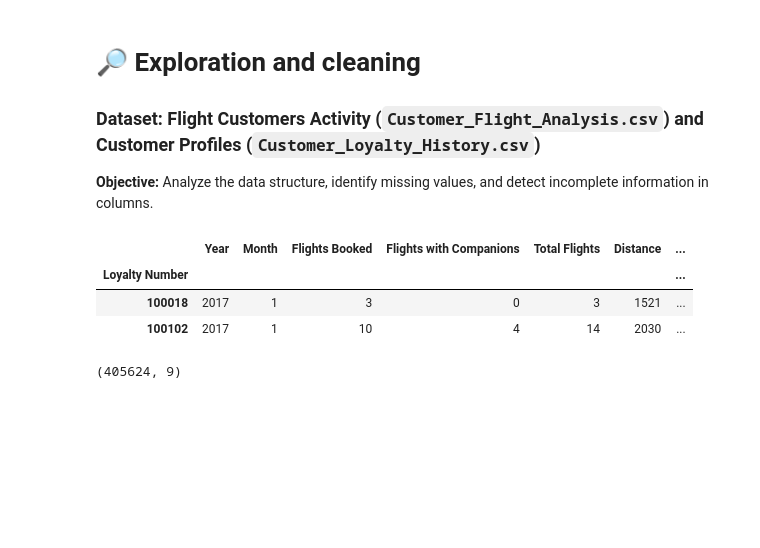
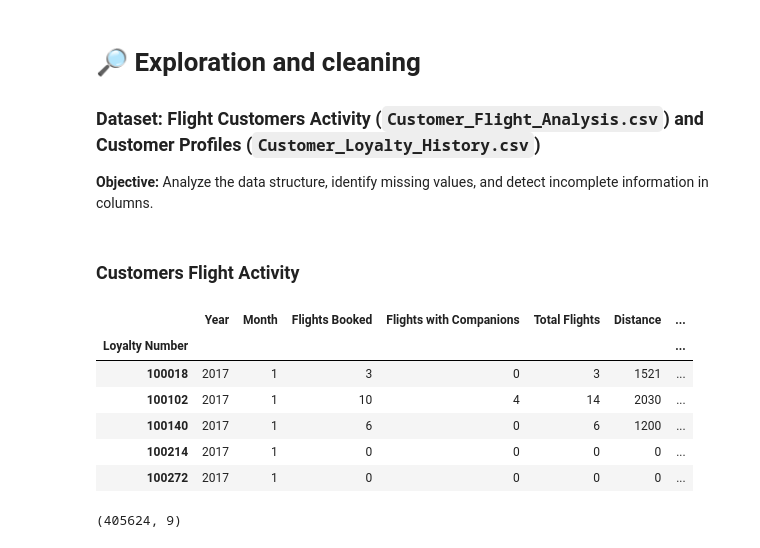
Before and after one commit to Adalab/bda-modulo-3-evaluacion-final-marianela-gomez, a Jupyter notebook: notebooks/data_exploration.ipynb, the cells around one changed output. Saved outputs shown, nothing was run; the diff lists cells and outputs as text; code cells hidden in the pictures; blank space fills up the shorter version.

Commit message:
flight_activity exploration completed

```diff
--- a/notebooks/data_exploration.ipynb
+++ b/notebooks/data_exploration.ipynb
@@ -11,14 +13,19 @@ import seaborn as sns
+# %% [markdown]
+### Customers Flight Activity
 # %%
 pd.set_option('display.max_columns', None)
 
 df_flight_activity = pd.read_csv('../data/raw/Customer_Flight_Activity.csv', index_col=0)
 
-df_flight_activity.head(2)
+df_flight_activity.head()
 # %% [output]
 |  | Year | Month | Flights Booked | Flights with Companions | Total Flights | Distance | ... |
 | Loyalty Number |  |  |  |  |  |  | ... |
 | 100018 | 2017 | 1 | 3 | 0 | 3 | 1521 | ... |
 | 100102 | 2017 | 1 | 10 | 4 | 14 | 2030 | ... |
+| 100140 | 2017 | 1 | 6 | 0 | 6 | 1200 | ... |
+| 100214 | 2017 | 1 | 0 | 0 | 0 | 0 | ... |
+| 100272 | 2017 | 1 | 0 | 0 | 0 | 0 | ... |
 # %%
 df_flight_activity.shape
 # %% [output]
```
Also changed, not shown: parts of 10 cells of this notebook, 1 other file.
